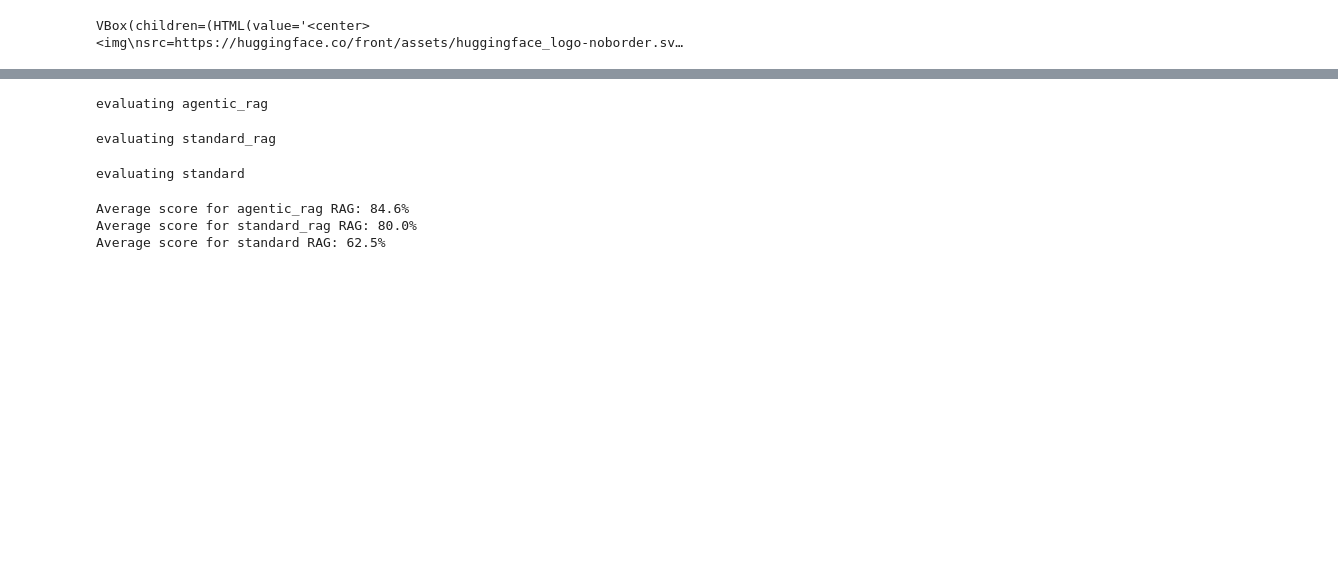
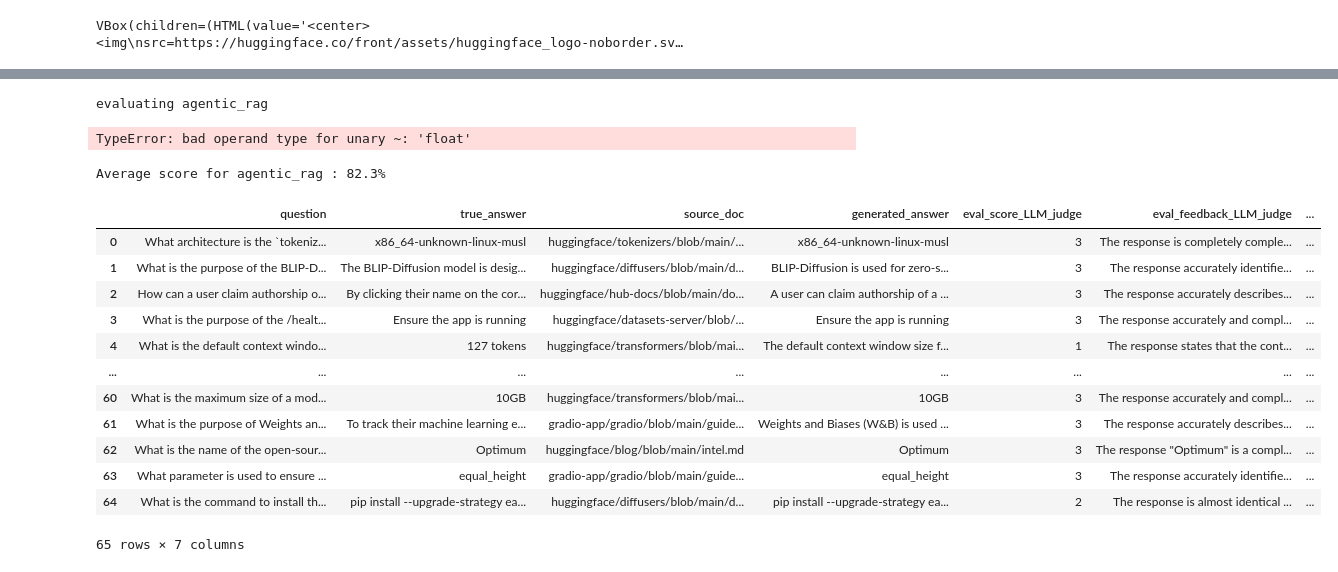
Before and after one commit to Wen-ChuangChou/Agentic_RAG, a Jupyter notebook: agentic_RAG.ipynb, the cells around one changed output, grey strips where cells are left out. Saved outputs shown, nothing was run; the diff lists cells and outputs as text; code cells hidden in the pictures; blank space fills up the shorter version.

```diff
--- a/agentic_RAG.ipynb
+++ b/agentic_RAG.ipynb
@@ -444,14 +1246,14 @@ evaluation_llm = OpenAIServerModel(
     # model_id="gemini-2.5-flash-preview-04-17",
     model_id="gemini-2.0-flash",
     api_base="https://generativelanguage.googleapis.com/v1beta/openai/",
-    api_key=Gemini_API_KEY,
+    api_key="AIzaSyBWnnT_Vj030zlQxUD4_b50l5UTZlXjOXQ",
     temperature=0)
 
 results = {}
 for system_type, outputs in [
     ("agentic_rag", outputs_agentic_rag),
-    ("standard_rag", outputs_standard_rag),
-    ("standard", outputs_standard),
+        # ("standard_rag", outputs_standard_rag),
+        # ("standard", outputs_standard),
 ]:
     print("evaluating {}".format(system_type))
 
@@ -490,8 +1292,7 @@ for system_type, outputs in [
         ~results[system_type]["generated_answer"].str.contains("Error")]
 # %% [output]
 evaluating agentic_rag
-evaluating standard_rag
+TypeError: bad operand type for unary ~: 'float'
-evaluating standard
 # %%
 DEFAULT_SCORE = 2  # Give average score whenever scoring fails
 
@@ -505,8 +1306,8 @@ def fill_score(x):
 
 for system_type, outputs in [
     ("agentic_rag", outputs_agentic_rag),
-    ("standard_rag", outputs_standard_rag),
-    ("standard", outputs_standard),
+        # ("standard_rag", outputs_standard_rag),
+        # ("standard", outputs_standard),
 ]:
 
     results[system_type]["eval_score_LLM_judge_int"] = (
@@ -519,6 +1320,20 @@ for system_type, outputs in [
         f"Average score for {system_type} : {results[system_type]['eval_score_LLM_judge_int'].mean()*100:.1f}%"
     )
 # %% [output]
-Average score for agentic_rag RAG: 84.6%
-Average score for standard_rag RAG: 80.0%
-Average score for standard RAG: 62.5%
+Average score for agentic_rag : 82.3%
+# %%
+results["agentic_rag"]
+# %% [output]
+|  | question | true_answer | source_doc | generated_answer | eval_score_LLM_judge | eval_feedback_LLM_judge | ... |
+| 0 | What architecture is the `tokeniz... | x86_64-unknown-linux-musl | huggingface/tokenizers/blob/main/... | x86_64-unknown-linux-musl | 3 | The response is completely comple... | ... |
+| 1 | What is the purpose of the BLIP-D... | The BLIP-Diffusion model is desig... | huggingface/diffusers/blob/main/d... | BLIP-Diffusion is used for zero-s... | 3 | The response accurately identifie... | ... |
+| 2 | How can a user claim authorship o... | By clicking their name on the cor... | huggingface/hub-docs/blob/main/do... | A user can claim authorship of a ... | 3 | The response accurately describes... | ... |
+| 3 | What is the purpose of the /healt... | Ensure the app is running | huggingface/datasets-server/blob/... | Ensure the app is running | 3 | The response accurately and compl... | ... |
+| 4 | What is the default context windo... | 127 tokens | huggingface/transformers/blob/mai... | The default context window size f... | 1 | The response states that the cont... | ... |
+| ... | ... | ... | ... | ... | ... | ... | ... |
+| 60 | What is the maximum size of a mod... | 10GB | huggingface/transformers/blob/mai... | 10GB | 3 | The response accurately and compl... | ... |
+| 61 | What is the purpose of Weights an... | To track their machine learning e... | gradio-app/gradio/blob/main/guide... | Weights and Biases (W&B) is used ... | 3 | The response accurately describes... | ... |
+| 62 | What is the name of the open-sour... | Optimum | huggingface/blog/blob/main/intel.md | Optimum | 3 | The response "Optimum" is a compl... | ... |
+| 63 | What parameter is used to ensure ... | equal_height | gradio-app/gradio/blob/main/guide... | equal_height | 3 | The response accurately identifie... | ... |
+| 64 | What is the command to install th... | pip install --upgrade-strategy ea... | huggingface/diffusers/blob/main/d... | pip install --upgrade-strategy ea... | 2 | The response is almost identical ... | ... |
+65 rows × 7 columns
```
Also changed, not shown: parts of 17 cells of this notebook, 6 other files.
